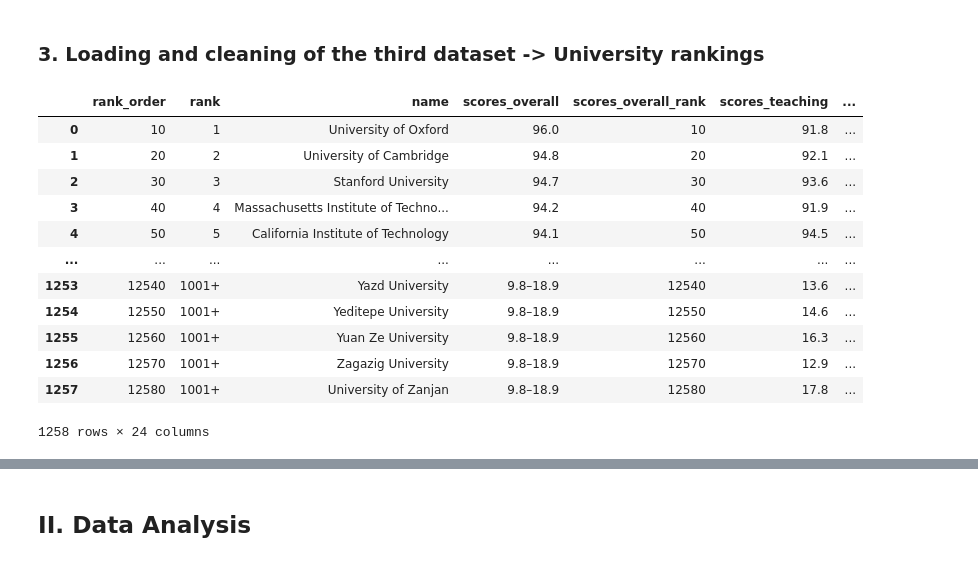
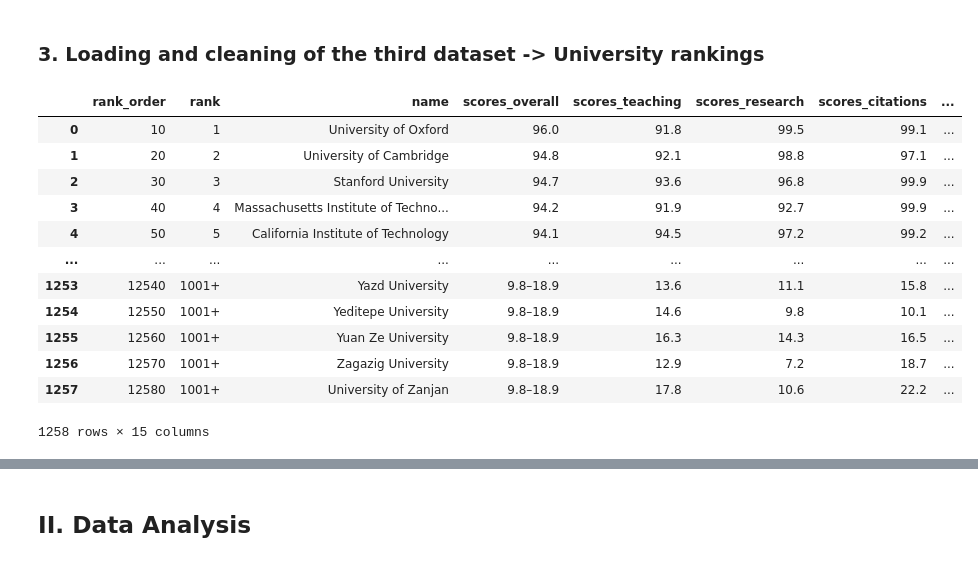
Before and after one commit to tatouti/DatabasePD, a Jupyter notebook: Erasmus_DataAnalysis.ipynb, the cells around one changed output, grey strips where cells are left out. Drawn from its saved outputs; the diff is of its cells as text; code cells hidden in the pictures.

```diff
--- a/Erasmus_DataAnalysis.ipynb
+++ b/Erasmus_DataAnalysis.ipynb
@@ -148,26 +148,36 @@ cof
 3593 rows × 22 columns
 # %% [markdown]
 ### 3. Loading and cleaning of the third dataset  -> University rankings
+# %%
+def calculateGenderGap(x):
+    gap=0
+    x = str(x)
+    if(x!='nan'):
+        x = x.split(' : ')
+        gap = int(x[0])-int(x[1])
+    return gap
 # %%
 zf = zipfile.ZipFile('UniRanking.zip')
 rank2019 = pd.read_csv(zf.open('2019_rankings.csv'))
 pd.set_option('display.max_columns', None)
 
-#erasmus_df=erasmus_df.dropna()
-#erasmus_df = erasmus_df.drop(columns = ['Project Reference','Sending Organisation Erasmus Code','Receiving Organisation Erasmus Code'])
+# Drop some columns
+rank2019 = rank2019.loc[:, ~rank2019.columns.str.endswith('_rank')]
+rank2019 = rank2019.drop(columns=['aliases','subjects_offered','closed','unaccredited'])
+rank2019['genderGap'] = rank2019['stats_female_male_ratio'].map(calculateGenderGap)
 
 rank2019
 # %% [output]
-|  | rank_order | rank | name | scores_overall | scores_overall_rank | scores_teaching | ... |
-| 0 | 10 | 1 | University of Oxford | 96.0 | 10 | 91.8 | ... |
-| 1 | 20 | 2 | University of Cambridge | 94.8 | 20 | 92.1 | ... |
-| 2 | 30 | 3 | Stanford University | 94.7 | 30 | 93.6 | ... |
-| 3 | 40 | 4 | Massachusetts Institute of Techno... | 94.2 | 40 | 91.9 | ... |
-| 4 | 50 | 5 | California Institute of Technology | 94.1 | 50 | 94.5 | ... |
-| ... | ... | ... | ... | ... | ... | ... | ... |
-| 1253 | 12540 | 1001+ | Yazd University | 9.8–18.9 | 12540 | 13.6 | ... |
-| 1254 | 12550 | 1001+ | Yeditepe University | 9.8–18.9 | 12550 | 14.6 | ... |
-| 1255 | 12560 | 1001+ | Yuan Ze University | 9.8–18.9 | 12560 | 16.3 | ... |
-| 1256 | 12570 | 1001+ | Zagazig University | 9.8–18.9 | 12570 | 12.9 | ... |
-| 1257 | 12580 | 1001+ | University of Zanjan | 9.8–18.9 | 12580 | 17.8 | ... |
+|  | rank_order | rank | name | scores_overall | scores_teaching | scores_research | scores_citations | ... |
+| 0 | 10 | 1 | University of Oxford | 96.0 | 91.8 | 99.5 | 99.1 | ... |
+| 1 | 20 | 2 | University of Cambridge | 94.8 | 92.1 | 98.8 | 97.1 | ... |
+| 2 | 30 | 3 | Stanford University | 94.7 | 93.6 | 96.8 | 99.9 | ... |
+| 3 | 40 | 4 | Massachusetts Institute of Techno... | 94.2 | 91.9 | 92.7 | 99.9 | ... |
+| 4 | 50 | 5 | California Institute of Technology | 94.1 | 94.5 | 97.2 | 99.2 | ... |
+| ... | ... | ... | ... | ... | ... | ... | ... | ... |
+| 1253 | 12540 | 1001+ | Yazd University | 9.8–18.9 | 13.6 | 11.1 | 15.8 | ... |
+| 1254 | 12550 | 1001+ | Yeditepe University | 9.8–18.9 | 14.6 | 9.8 | 10.1 | ... |
+| 1255 | 12560 | 1001+ | Yuan Ze University | 9.8–18.9 | 16.3 | 14.3 | 16.5 | ... |
+| 1256 | 12570 | 1001+ | Zagazig University | 9.8–18.9 | 12.9 | 7.2 | 18.7 | ... |
+| 1257 | 12580 | 1001+ | University of Zanjan | 9.8–18.9 | 17.8 | 10.6 | 22.2 | ... |
-1258 rows × 24 columns
+1258 rows × 15 columns
```
Also changed, not shown: parts of 5 cells of this notebook.
